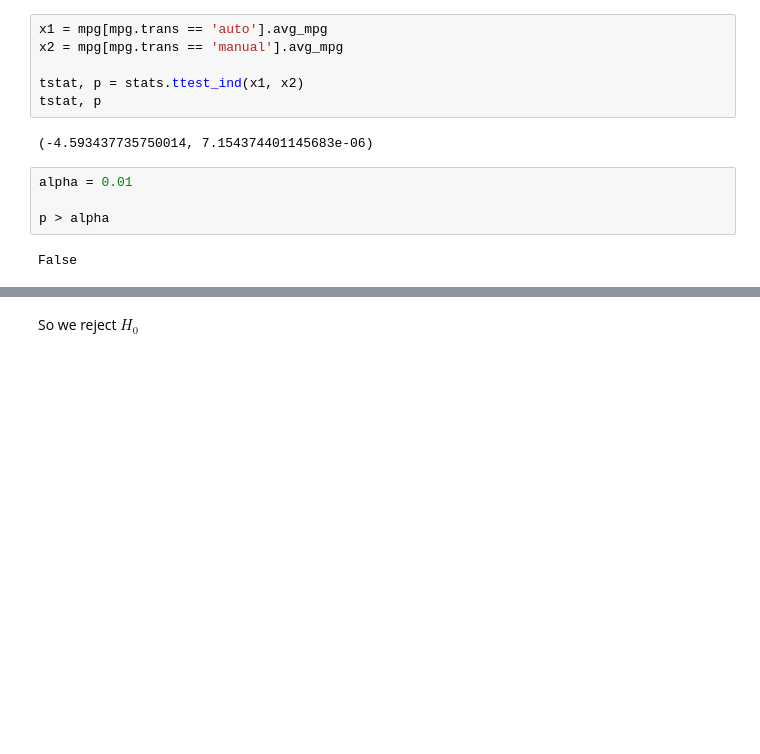
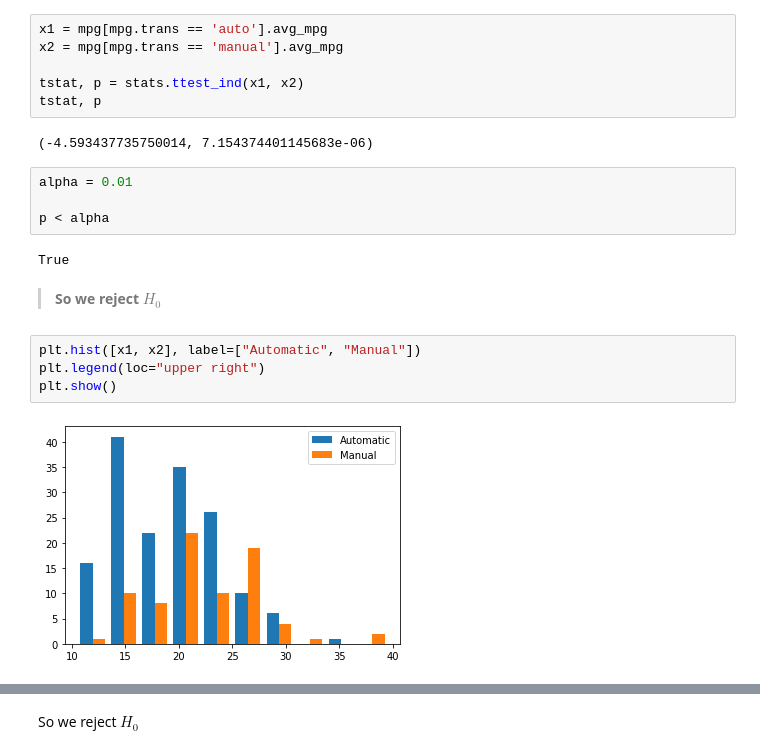
Before and after one commit to RyanMcCall/statistics-exercises, a Jupyter notebook: hypothesis_testing.ipynb, the cells around one changed output, grey strips where cells are left out. Saved outputs shown, nothing was run; the diff lists cells and outputs as text; blank space fills up the shorter version.

```diff
--- a/hypothesis_testing.ipynb
+++ b/hypothesis_testing.ipynb
@@ -237,6 +247,14 @@ tstat, p
 # %%
 alpha = 0.01
 
-p > alpha
+p < alpha
 # %% [output]
-False
+True
+# %% [markdown]
+> **So we reject $H_0$**
+# %%
+plt.hist([x1, x2], label=["Automatic", "Manual"])
+plt.legend(loc="upper right")
+plt.show()
+# %% [output]
+[figure, added]
```
Also changed, not shown: parts of 30 cells of this notebook.
